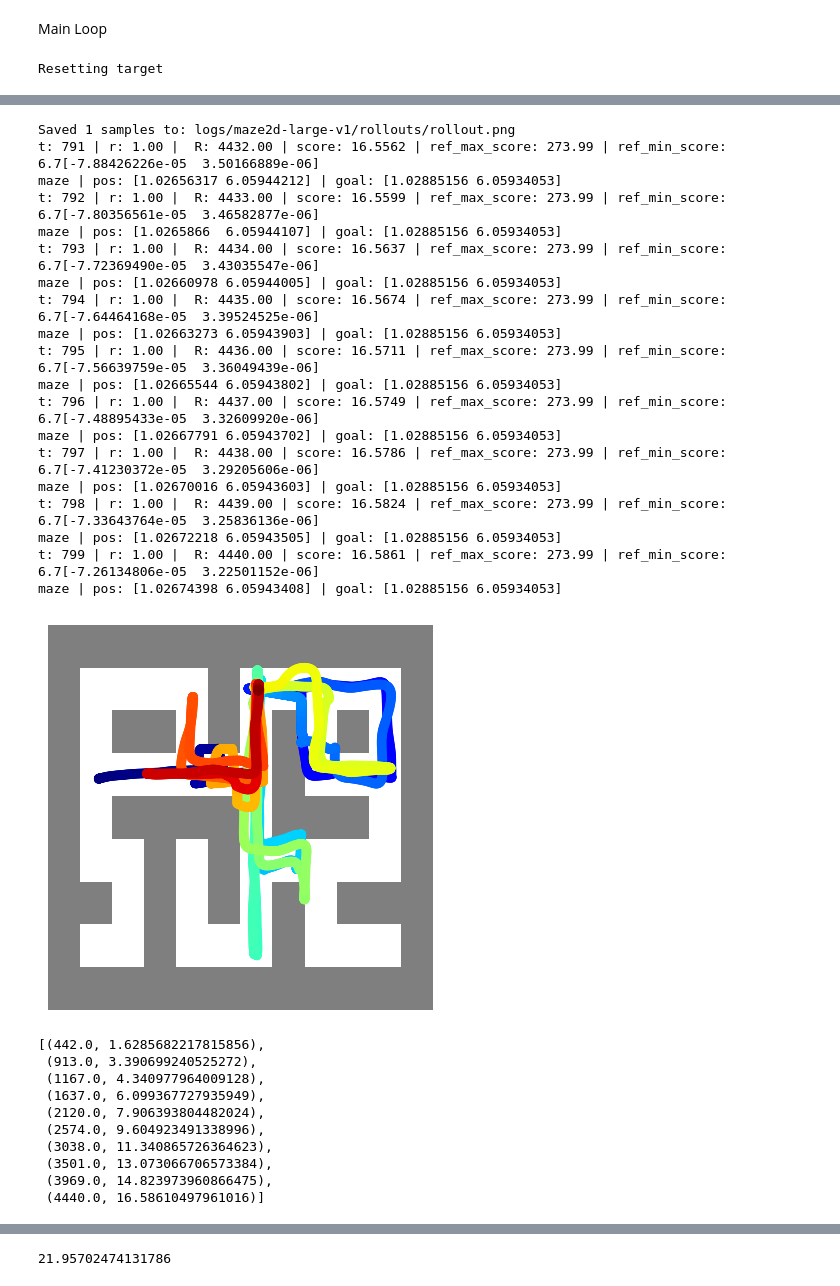
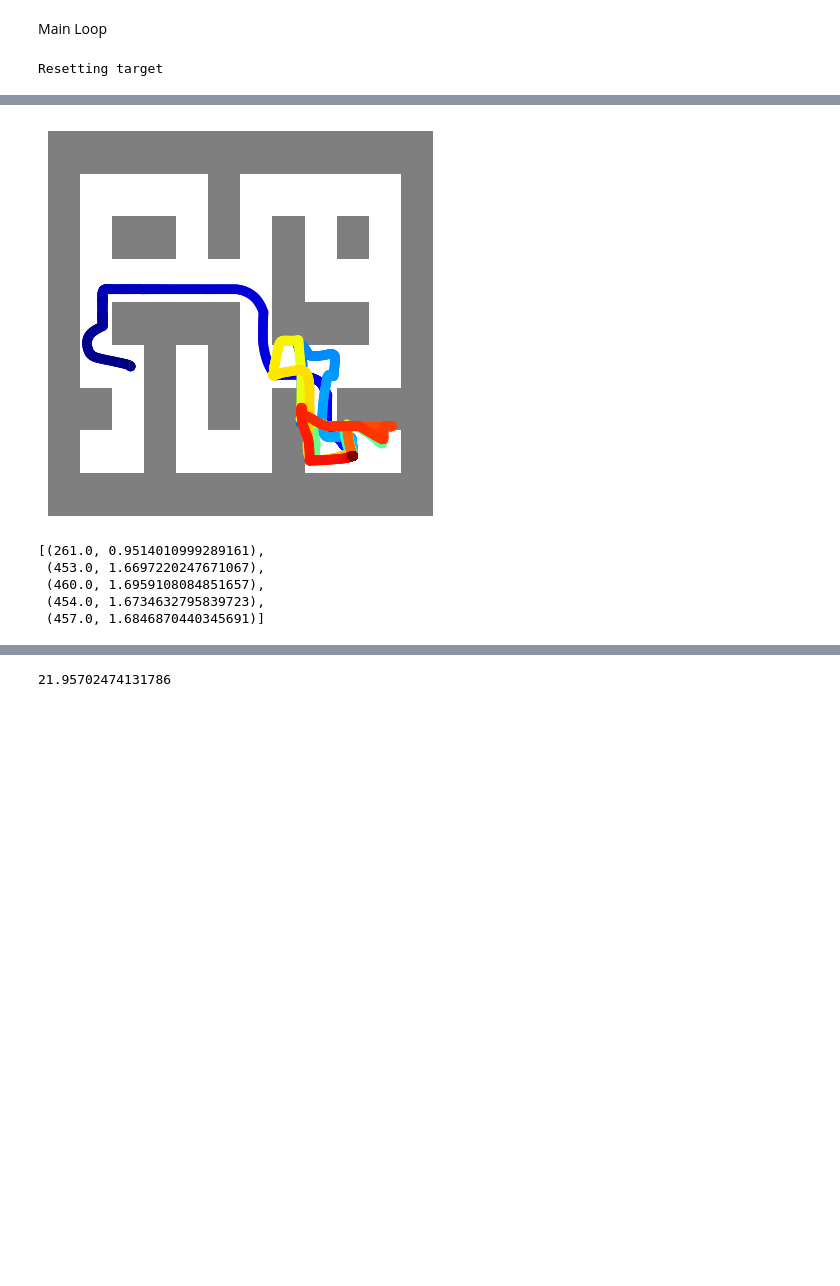
Before and after one commit to Reventh-Sharma/diffuser, a Jupyter notebook: scripts/diffuser_sample.ipynb, the cells around one changed output, grey strips where cells are left out. Drawn from its saved outputs; the diff is of its cells as text; code cells hidden in the pictures; blank space fills up the shorter version.

```diff
--- a/scripts/diffuser_sample.ipynb
+++ b/scripts/diffuser_sample.ipynb
@@ -65,7 +65,7 @@ dataset = 'maze2d-large-v1'
 
 env = datasets.load_environment(dataset)
 
-diffusion_experiment = utils.load_diffusion('logs/pretrained', dataset, 'diffusion/H384_T256', epoch='latest')
+diffusion_experiment = utils.load_diffusion('logs_2', dataset, 'diffusion/H384_T256', epoch='latest')
 
 diffusion = diffusion_experiment.ema
 dataset = diffusion_experiment.dataset
@@ -131,7 +131,7 @@ rollout = [observation.copy()]
 
 total_reward = 0
 scorelist = []
-for i in tqdm(range(10)):
+for i in tqdm(range(5)):
     total_reward = 0
     for t in range(env.max_episode_steps):
 
@@ -380,33 +314,9 @@ maze | pos: [1.02653951 6.05944317] | goal: [1.02885156 6.05934053]
-Saved 1 samples to: logs/maze2d-large-v1/rollouts/rollout.png
-t: 791 | r: 1.00 |  R: 4432.00 | score: 16.5562 | ref_max_score: 273.99 | ref_min_score: 6.7[-7.88426226e-05  3.50166889e-06]
-maze | pos: [1.02656317 6.05944212] | goal: [1.02885156 6.05934053]
-t: 792 | r: 1.00 |  R: 4433.00 | score: 16.5599 | ref_max_score: 273.99 | ref_min_score: 6.7[-7.80356561e-05  3.46582877e-06]
-maze | pos: [1.0265866  6.05944107] | goal: [1.02885156 6.05934053]
-t: 793 | r: 1.00 |  R: 4434.00 | score: 16.5637 | ref_max_score: 273.99 | ref_min_score: 6.7[-7.72369490e-05  3.43035547e-06]
-maze | pos: [1.02660978 6.05944005] | goal: [1.02885156 6.05934053]
-t: 794 | r: 1.00 |  R: 4435.00 | score: 16.5674 | ref_max_score: 273.99 | ref_min_score: 6.7[-7.64464168e-05  3.39524525e-06]
-maze | pos: [1.02663273 6.05943903] | goal: [1.02885156 6.05934053]
-t: 795 | r: 1.00 |  R: 4436.00 | score: 16.5711 | ref_max_score: 273.99 | ref_min_score: 6.7[-7.56639759e-05  3.36049439e-06]
-maze | pos: [1.02665544 6.05943802] | goal: [1.02885156 6.05934053]
-t: 796 | r: 1.00 |  R: 4437.00 | score: 16.5749 | ref_max_score: 273.99 | ref_min_score: 6.7[-7.48895433e-05  3.32609920e-06]
-maze | pos: [1.02667791 6.05943702] | goal: [1.02885156 6.05934053]
-t: 797 | r: 1.00 |  R: 4438.00 | score: 16.5786 | ref_max_score: 273.99 | ref_min_score: 6.7[-7.41230372e-05  3.29205606e-06]
-maze | pos: [1.02670016 6.05943603] | goal: [1.02885156 6.05934053]
-t: 798 | r: 1.00 |  R: 4439.00 | score: 16.5824 | ref_max_score: 273.99 | ref_min_score: 6.7[-7.33643764e-05  3.25836136e-06]
-maze | pos: [1.02672218 6.05943505] | goal: [1.02885156 6.05934053]
-t: 799 | r: 1.00 |  R: 4440.00 | score: 16.5861 | ref_max_score: 273.99 | ref_min_score: 6.7[-7.26134806e-05  3.22501152e-06]
-maze | pos: [1.02674398 6.05943408] | goal: [1.02885156 6.05934053]
-[figure, old version]
+[figure, new version]
 # %%
 scorelist
 # %% [output]
-[(442.0, 1.6285682217815856),
- (913.0, 3.390699240525272),
- (1167.0, 4.340977964009128),
- (1637.0, 6.099367727935949),
- (2120.0, 7.906393804482024),
- (2574.0, 9.604923491338996),
- (3038.0, 11.340865726364623),
- (3501.0, 13.073066706573384),
- (3969.0, 14.823973960866475),
- (4440.0, 16.58610497961016)]
+[(261.0, 0.9514010999289161),
+ (453.0, 1.6697220247671067),
+ (460.0, 1.6959108084851657),
+ (454.0, 1.6734632795839723),
+ (457.0, 1.6846870440345691)]
```
Also changed, not shown: parts of 16 cells of this notebook, 3 other files.
